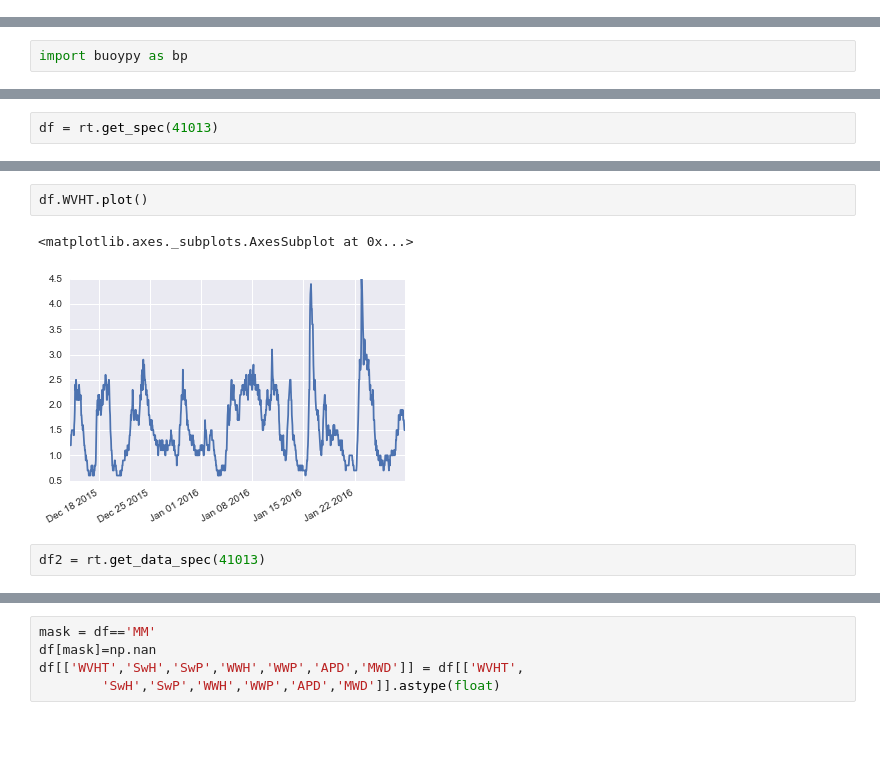
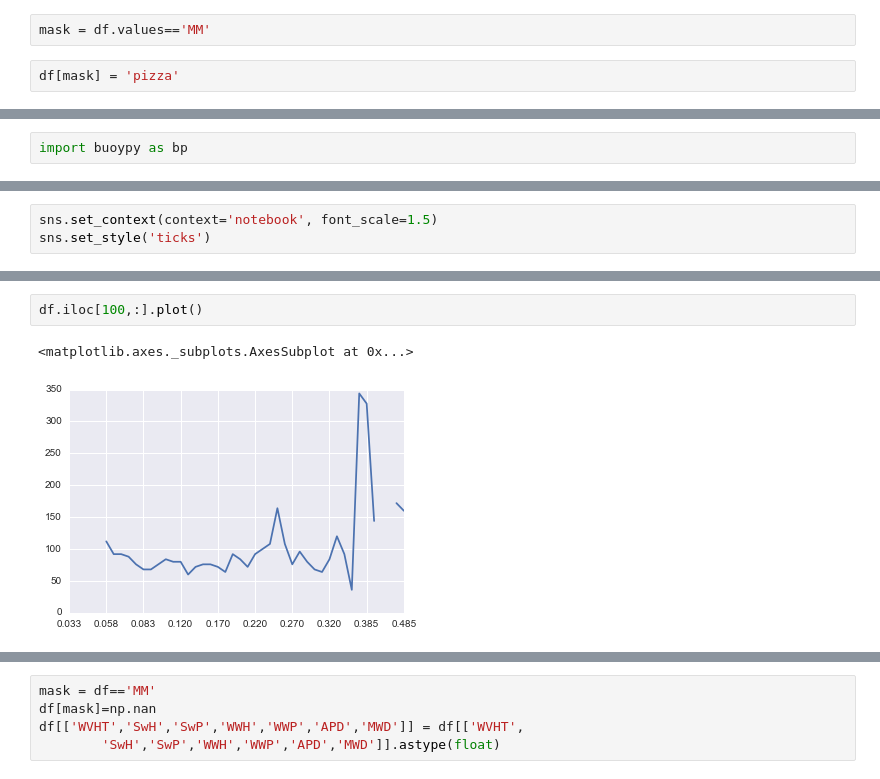
Before and after one commit to nickc1/buoypy, a Jupyter notebook: scripts/buoy_data_analysis.ipynb, the cells around one changed output, grey strips where cells are left out. Saved outputs shown, nothing was run; the diff lists cells and outputs as text; blank space fills up the shorter version.

```diff
--- a/scripts/buoy_data_analysis.ipynb
+++ b/scripts/buoy_data_analysis.ipynb
@@ -52,0 +64,4 @@ df
+# %%
+mask = df.values=='MM'
+# %%
+df[mask] = 'pizza'
@@ -67,2 +115,0 @@ rt = bp.realtime()
-# %%
-df = rt.get_spec(41013)
@@ -68,0 +134,3 @@ df = rt.get_spec(41013)
+# %%
+sns.set_context(context='notebook', font_scale=1.5)
+sns.set_style('ticks')
@@ -78,7 +167,5 @@ df.head()
 # %%
-df.WVHT.plot()
+df.iloc[100,:].plot()
 # %% [output]
 <matplotlib.axes._subplots.AxesSubplot at 0x...>
-[figure, old version]
+[figure, new version]
-# %%
-df2 = rt.get_data_spec(41013)
```
Also changed, not shown: parts of 29 cells of this notebook, 3 other files.
